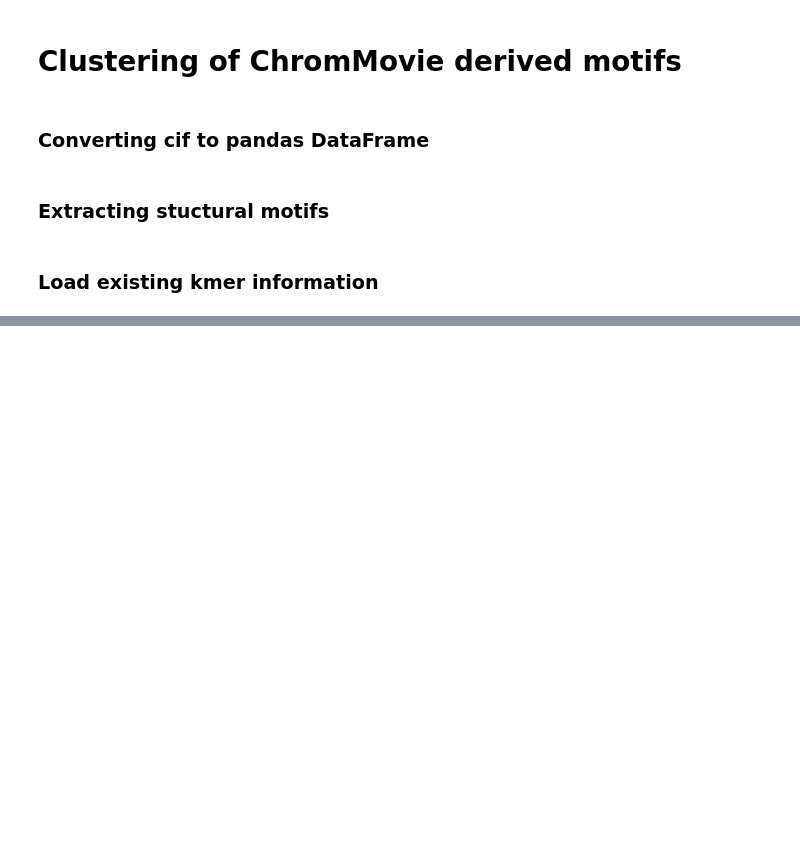
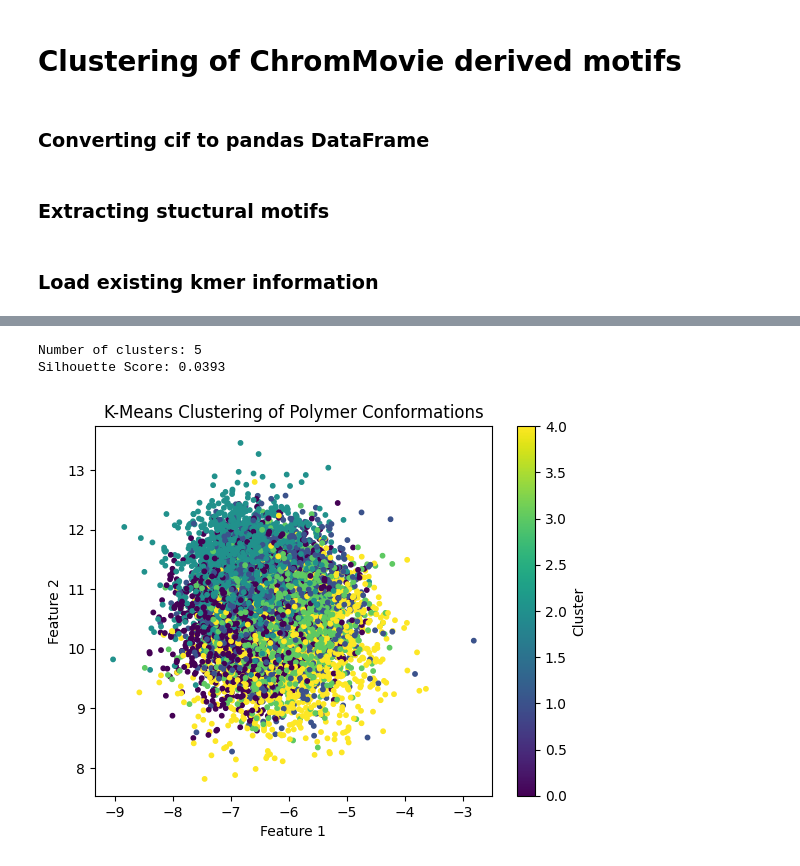
Before and after one commit to SFGLab/Team8_PhaseSpecific_Chromatin_Changes, a Jupyter notebook: 3D_models_structure_clustering.ipynb, the cells around one changed output, grey strips where cells are left out. Saved outputs shown, nothing was run; the diff lists cells and outputs as text; code cells hidden in the pictures; blank space fills up the shorter version.

```diff
--- a/3D_models_structure_clustering.ipynb
+++ b/3D_models_structure_clustering.ipynb
@@ -170,0 +261,18 @@ plt.show()
+# %%
+kmeans = KMeans(n_clusters=5, random_state=42)
+labels = kmeans.fit_predict(data_scaled)
+
+print(f"Number of clusters: {len(np.unique(labels))}")
+score = silhouette_score(data_scaled, labels)
+print(f"Silhouette Score: {score:.4f}")
+
+plt.scatter(data_scaled[:, 0], data_scaled[:, 1], c=labels, cmap='viridis', s=10)
+plt.title('K-Means Clustering of Polymer Conformations')
+plt.xlabel('Feature 1')
+plt.ylabel('Feature 2')
+plt.colorbar(label='Cluster')
+plt.show()
+# %% [output]
+Number of clusters: 5
+Silhouette Score: 0.0393
+[figure, added]
```
Also changed, not shown: parts of 22 cells of this notebook.
